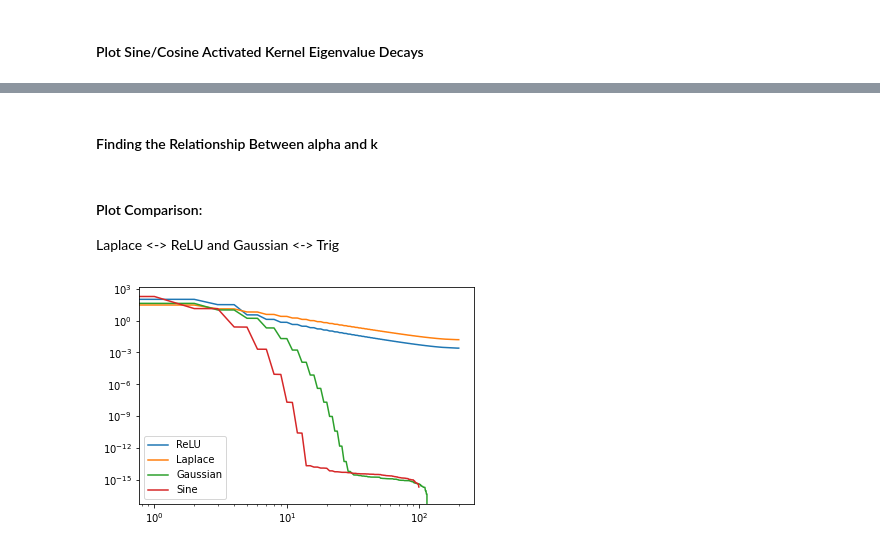
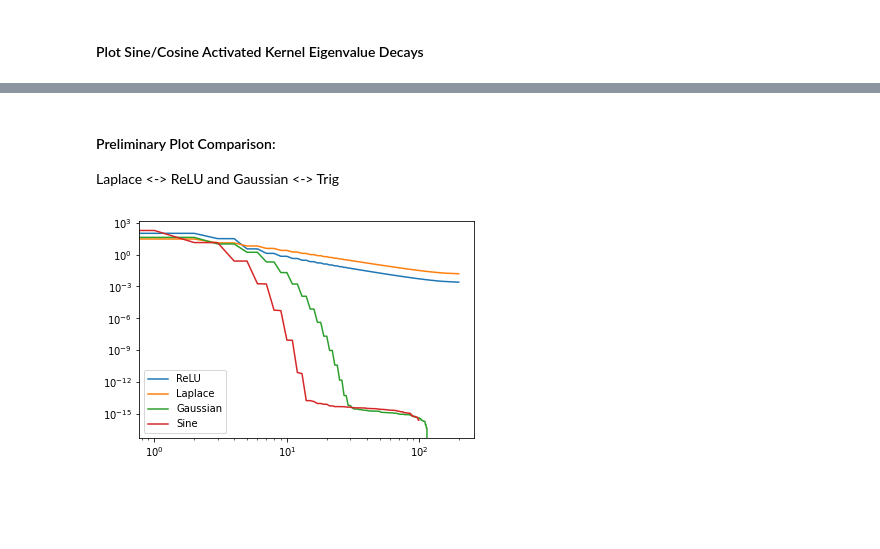
Before and after one commit to genglinliu/NTK-study, a Jupyter notebook: NTK2d_vectorized.ipynb, the cells around one changed output, grey strips where cells are left out. Cells and saved outputs as stored; diff of their text form; code cells hidden in the pictures; blank space fills up the shorter version.

```diff
--- a/NTK2d_vectorized.ipynb
+++ b/NTK2d_vectorized.ipynb
@@ -144,7 +144,7 @@ def calc_NTK_numerical(activation='relu_k', k=1):
 # %%
 # calculate Laplace Kernel
 
-def laplace_kernel_entry(x, y, sigma):
+def laplace_kernel_entry(x, y, alpha, sigma):
     """
     x are y in R^2
 
@@ -161,7 +161,7 @@ def laplace_kernel_entry(x, y, sigma):
     return np.exp(-norm**alpha / sigma)
 
 # execute
-def calc_laplace_2d(alpha=1.0, sigma=1.0):
+def calc_laplace(alpha=1.0, sigma=1.0):
     x = init_inputs()
     num_inputs = x.shape[1]
     # init kernel
@@ -169,7 +169,7 @@ def calc_laplace_2d(alpha=1.0, sigma=1.0):
 
     for i in range(num_inputs):
         for j in range(num_inputs):
-            kernel[i][j] = laplace_kernel_entry(x[:, i], x[:, j], sigma)
+            kernel[i][j] = laplace_kernel_entry(x[:, i], x[:, j], alpha, sigma)
 
     check(kernel)
 
@@ -191,7 +191,7 @@ def gaussian_kernel_entry(x, y, sigma):
     return np.exp(-norm**2 / 2 * (sigma**2))
 
 # execute
-def calc_gaussian_2d(sigma=1.0):
+def calc_gaussian(sigma=1.0):
     x = init_inputs()
     num_inputs = x.shape[1]
     # init kernel
@@ -252,15 +252,13 @@ plot_eigendecay_trig(kernel_cos, 'cos')
-# %% [markdown]
-#### Finding the Relationship Between alpha and k
 # %% [markdown]
-#### Plot Comparison:
+#### Preliminary Plot Comparison:
 Laplace <-> ReLU and Gaussian <-> Trig
 # %%
-kernel_laplace = calc_laplace_2d()
-kernel_gaussian = calc_gaussian_2d()
+kernel_laplace_a1 = calc_laplace(alpha=1)
+kernel_gaussian = calc_gaussian()
 
 plot_eigendecay(kernel_analytical, 'ReLU')
-plot_eigendecay(kernel_laplace, 'Laplace')
+plot_eigendecay(kernel_laplace_a1, 'Laplace')
 plot_eigendecay(kernel_gaussian, 'Gaussian')
 plot_eigendecay_trig(kernel_sin, 'Sine')
 # %% [output]
-[figure, old version]
+[figure, new version]
```
Also changed, not shown: parts of 5 cells of this notebook.
